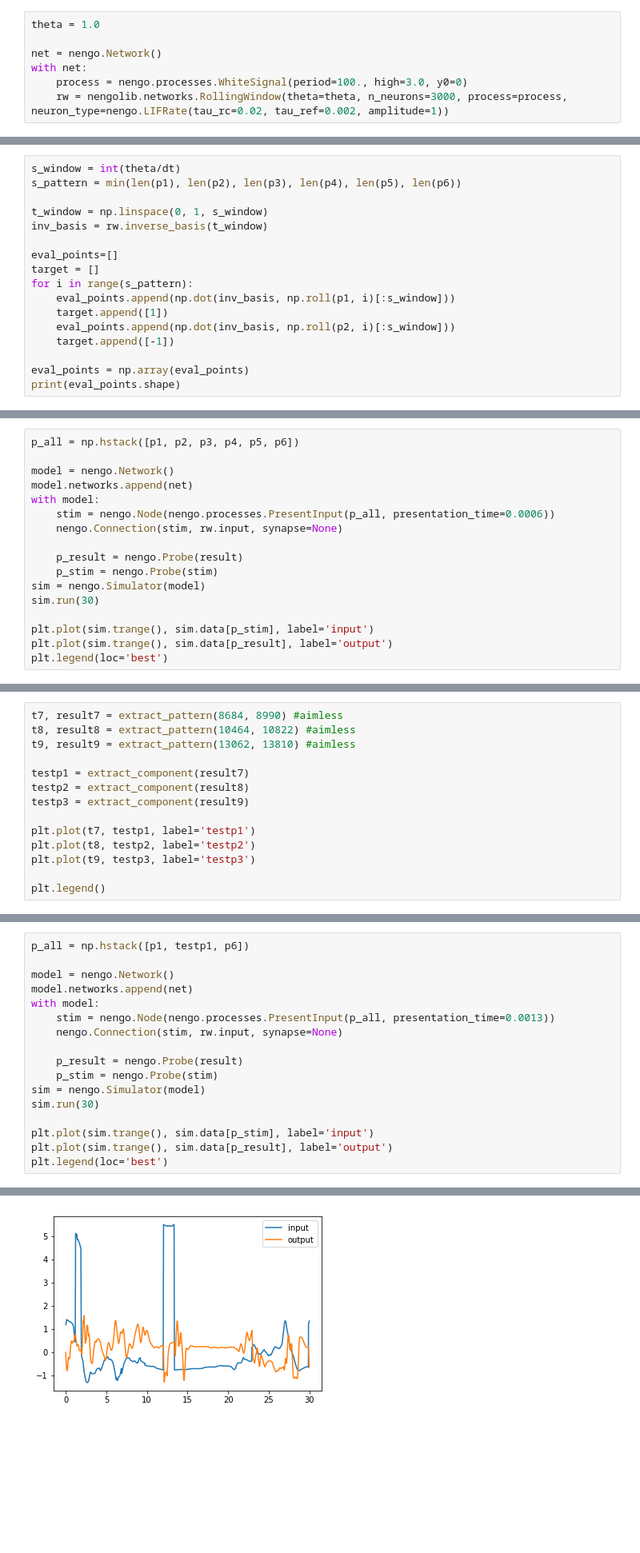
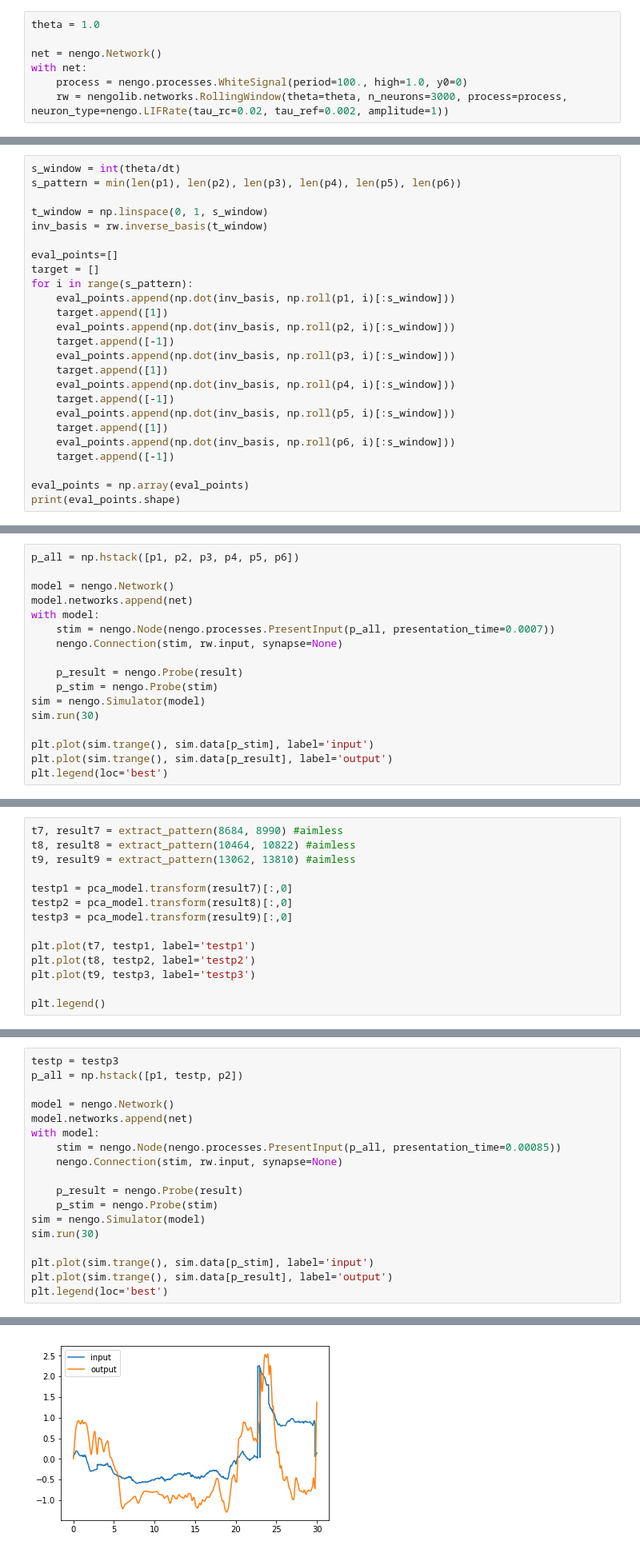
Before and after one commit to maddybartlett/NEN001, a Jupyter notebook: PatternInterpolationPCA.ipynb, the cells around one changed output, grey strips where cells are left out. Shown at 80% size. Drawn from its saved outputs; the diff is of its cells as text; blank space fills up the shorter version.

```diff
--- a/PatternInterpolationPCA.ipynb
+++ b/PatternInterpolationPCA.ipynb
@@ -99,7 +88,7 @@ theta = 1.0
 
 net = nengo.Network()
 with net:
-    process = nengo.processes.WhiteSignal(period=100., high=3.0, y0=0)
+    process = nengo.processes.WhiteSignal(period=100., high=1.0, y0=0)
     rw = nengolib.networks.RollingWindow(theta=theta, n_neurons=3000, process=process, neuron_type=nengo.LIFRate(tau_rc=0.02, tau_ref=0.002, amplitude=1))
 # %% [output]
 C:\Users\mbartlett2\AppData\Local\Continuum\anaconda3\lib\site-packages\scipy\signal\filter_design.py:1551: BadCoefficients: Badly conditioned filter coefficients (numerator): the results may be meani ...
@@ -122,6 +111,14 @@ for i in range(s_pattern):
     target.append([1])
     eval_points.append(np.dot(inv_basis, np.roll(p2, i)[:s_window]))
     target.append([-1])
+    eval_points.append(np.dot(inv_basis, np.roll(p3, i)[:s_window]))
+    target.append([1])
+    eval_points.append(np.dot(inv_basis, np.roll(p4, i)[:s_window]))
+    target.append([-1])
+    eval_points.append(np.dot(inv_basis, np.roll(p5, i)[:s_window]))
+    target.append([1])
+    eval_points.append(np.dot(inv_basis, np.roll(p6, i)[:s_window]))
+    target.append([-1])
 
 eval_points = np.array(eval_points)
 print(eval_points.shape)
@@ -143,7 +140,7 @@ p_all = np.hstack([p1, p2, p3, p4, p5, p6])
 model = nengo.Network()
 model.networks.append(net)
 with model:
-    stim = nengo.Node(nengo.processes.PresentInput(p_all, presentation_time=0.0006))
+    stim = nengo.Node(nengo.processes.PresentInput(p_all, presentation_time=0.0007))
     nengo.Connection(stim, rw.input, synapse=None)
 
     p_result = nengo.Probe(result)
@@ -168,9 +202,9 @@ t7, result7 = extract_pattern(8684, 8990) #aimless
 t8, result8 = extract_pattern(10464, 10822) #aimless
 t9, result9 = extract_pattern(13062, 13810) #aimless
 
-testp1 = extract_component(result7)
-testp2 = extract_component(result8)
-testp3 = extract_component(result9)
+testp1 = pca_model.transform(result7)[:,0]
+testp2 = pca_model.transform(result8)[:,0]
+testp3 = pca_model.transform(result9)[:,0]
 
 plt.plot(t7, testp1, label='testp1')
 plt.plot(t8, testp2, label='testp2')
@@ -186,24 +217,25 @@ Cumulative explained variance: [0.94853369]
 # %%
-p_all = np.hstack([p1, testp1, p6])
+testp = testp3
+p_all = np.hstack([p1, testp, p2])
 
 model = nengo.Network()
 model.networks.append(net)
 with model:
-    stim = nengo.Node(nengo.processes.PresentInput(p_all, presentation_time=0.0013))
+    stim = nengo.Node(nengo.processes.PresentInput(p_all, presentation_time=0.00085))
     nengo.Connection(stim, rw.input, synapse=None)
 
     p_result = nengo.Probe(result)
     p_stim = nengo.Probe(stim)
 sim = nengo.Simulator(model)
 sim.run(30)
 
 plt.plot(sim.trange(), sim.data[p_stim], label='input')
 plt.plot(sim.trange(), sim.data[p_result], label='output')
 plt.legend(loc='best')
 # %% [output]
 HtmlProgressBar cannot be displayed. Please use the TerminalProgressBar. It can be enabled with `nengo.rc.set('progress', 'progress_bar', 'nengo.utils.progress.TerminalProgressBar')`.
 [interactive output not drawn]
 HtmlProgressBar cannot be displayed. Please use the TerminalProgressBar. It can be enabled with `nengo.rc.set('progress', 'progress_bar', 'nengo.utils.progress.TerminalProgressBar')`.
 [interactive output not drawn]
 <matplotlib.legend.Legend at 0x...>
-[figure, old version]
+[figure, new version]
```
Also changed, not shown: parts of 7 cells of this notebook.
